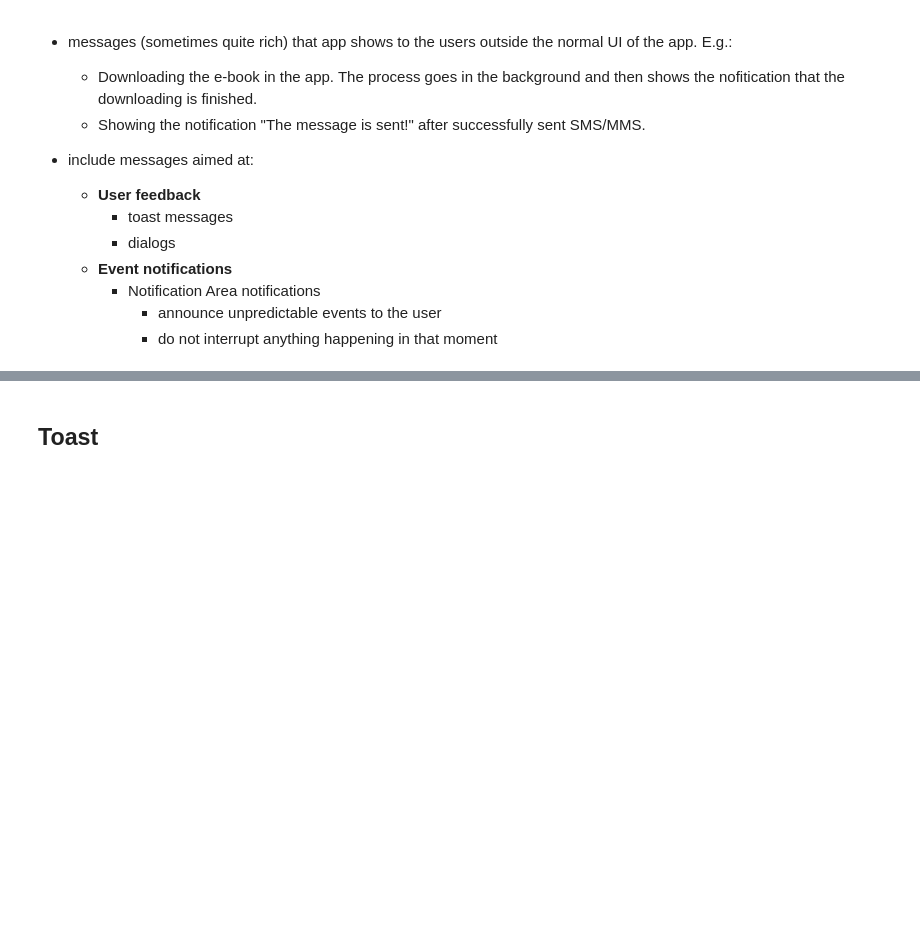
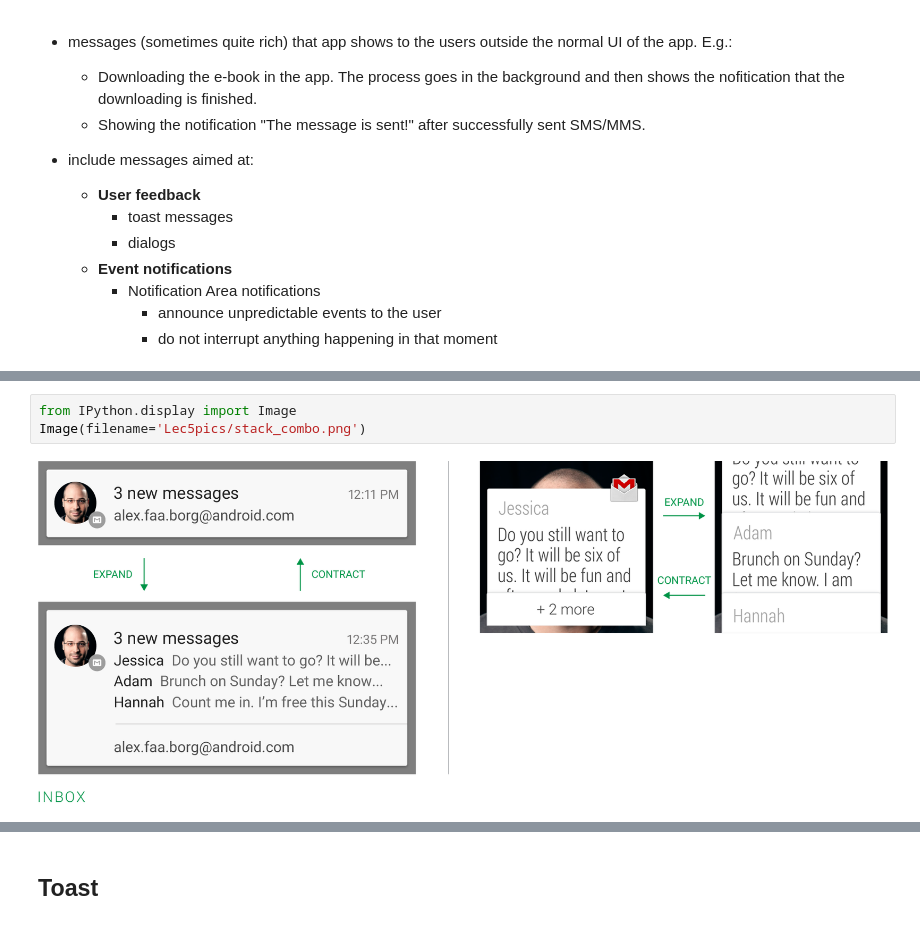
Before and after one commit to nobari/LAO, a Jupyter notebook: week5/Lecture5.ipynb, the cells around one changed output, grey strips where cells are left out. Cells and saved outputs as stored; diff of their text form; blank space fills up the shorter version.

```diff
--- a/week5/Lecture5.ipynb
+++ b/week5/Lecture5.ipynb
@@ -20,0 +40,5 @@ Image(filename='Android-notifications-evolution.jpg')
+# %%
+from IPython.display import Image
+Image(filename='Lec5pics/stack_combo.png')
+# %% [output]
+[figure, added]
```
Also changed, not shown: parts of 196 cells of this notebook, 40 other files.
